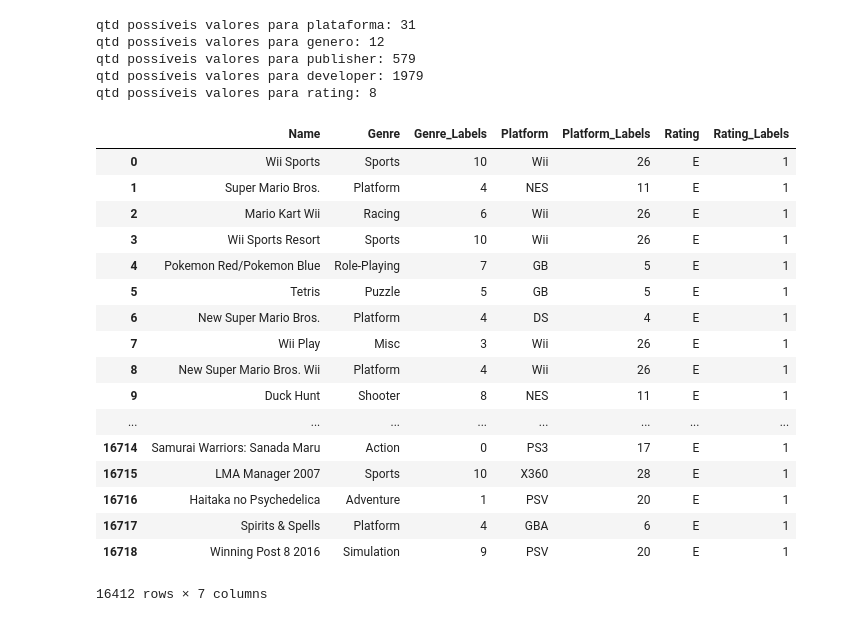
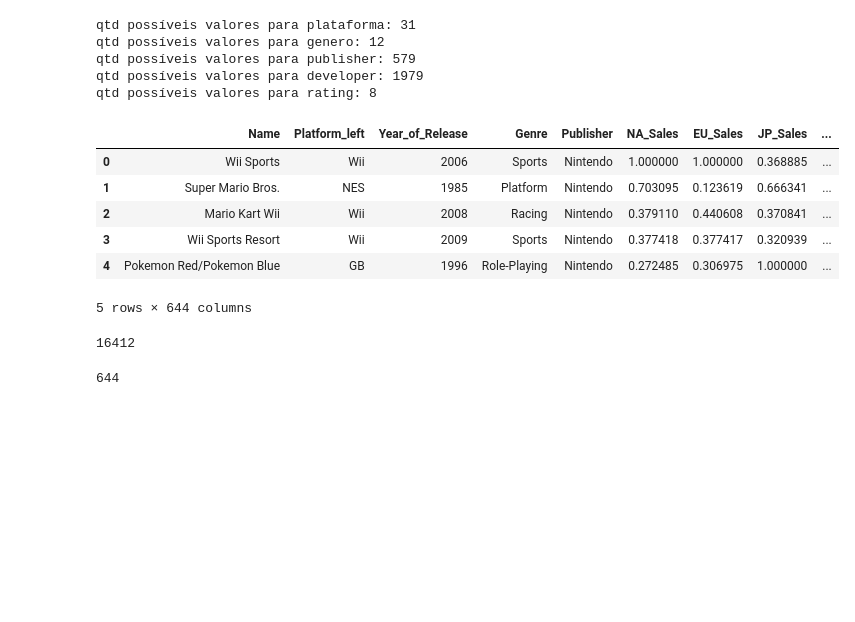
Before and after one commit to matheusraz/DS-Project, a Jupyter notebook: PreProcessamento.ipynb, the cells around one changed output. Cells and saved outputs as stored; diff of their text form; code cells hidden in the pictures; blank space fills up the shorter version.

```diff
--- a/PreProcessamento.ipynb
+++ b/PreProcessamento.ipynb
@@ -436,39 +436,38 @@ qtd possíveis valores para publisher: 579
 qtd possíveis valores para developer: 1979
 qtd possíveis valores para rating: 8
 # %%
-gen_le = LabelEncoder()
-gen_labels = gen_le.fit_transform(df['Genre'])
-df['Genre_Labels'] = gen_labels
+# gen_le = LabelEncoder()
+# gen_labels = gen_le.fit_transform(df['Genre'])
+# df['Genre_Labels'] = gen_labels
 
-plat_le = LabelEncoder()
-platform_labels = plat_le.fit_transform(df['Platform'])
-df['Platform_Labels'] = platform_labels
+# plat_le = LabelEncoder()
+# platform_labels = plat_le.fit_transform(df['Platform'])
+# df['Platform_Labels'] = platform_labels
 
-rat_le = LabelEncoder()
-rating_labels = rat_le.fit_transform(df['Rating'])
-df['Rating_Labels'] = rating_labels
+# rat_le = LabelEncoder()
+# rating_labels = rat_le.fit_transform(df['Rating'])
+# df['Rating_Labels'] = rating_labels
 
-df_sub = df[['Name', 'Genre', 'Genre_Labels',
-                       'Platform', 'Platform_Labels','Rating','Rating_Labels']]
+# df_sub = df[['Name', 'Genre', 'Genre_Labels',
+#                        'Platform', 'Platform_Labels','Rating','Rating_Labels']]
 
-df_sub
+# df_sub
+
+df = df.join(pd.get_dummies(df.Platform), how='outer', lsuffix='_left', rsuffix='_right')
+df = df.join(pd.get_dummies(df.Genre), how='outer', lsuffix='_left', rsuffix='_right')
+df = df.join(pd.get_dummies(df.Publisher), how='outer', lsuffix='_left', rsuffix='_right')
+df = df.join(pd.get_dummies(df.Rating), how='outer', lsuffix='_left', rsuffix='_right')
+display(df.head())
+display(len(df))
+display(len(df.columns))
 # %% [output]
-|  | Name | Genre | Genre_Labels | Platform | Platform_Labels | Rating | Rating_Labels |
-| 0 | Wii Sports | Sports | 10 | Wii | 26 | E | 1 |
-| 1 | Super Mario Bros. | Platform | 4 | NES | 11 | E | 1 |
-| 2 | Mario Kart Wii | Racing | 6 | Wii | 26 | E | 1 |
-| 3 | Wii Sports Resort | Sports | 10 | Wii | 26 | E | 1 |
-| 4 | Pokemon Red/Pokemon Blue | Role-Playing | 7 | GB | 5 | E | 1 |
-| 5 | Tetris | Puzzle | 5 | GB | 5 | E | 1 |
-| 6 | New Super Mario Bros. | Platform | 4 | DS | 4 | E | 1 |
-| 7 | Wii Play | Misc | 3 | Wii | 26 | E | 1 |
-| 8 | New Super Mario Bros. Wii | Platform | 4 | Wii | 26 | E | 1 |
-| 9 | Duck Hunt | Shooter | 8 | NES | 11 | E | 1 |
-| ... | ... | ... | ... | ... | ... | ... | ... |
-| 16714 | Samurai Warriors: Sanada Maru | Action | 0 | PS3 | 17 | E | 1 |
-| 16715 | LMA Manager 2007 | Sports | 10 | X360 | 28 | E | 1 |
-| 16716 | Haitaka no Psychedelica | Adventure | 1 | PSV | 20 | E | 1 |
-| 16717 | Spirits & Spells | Platform | 4 | GBA | 6 | E | 1 |
-| 16718 | Winning Post 8 2016 | Simulation | 9 | PSV | 20 | E | 1 |
+|  | Name | Platform_left | Year_of_Release | Genre | Publisher | NA_Sales | EU_Sales | JP_Sales | ... |
+| 0 | Wii Sports | Wii | 2006 | Sports | Nintendo | 1.000000 | 1.000000 | 0.368885 | ... |
+| 1 | Super Mario Bros. | NES | 1985 | Platform | Nintendo | 0.703095 | 0.123619 | 0.666341 | ... |
+| 2 | Mario Kart Wii | Wii | 2008 | Racing | Nintendo | 0.379110 | 0.440608 | 0.370841 | ... |
+| 3 | Wii Sports Resort | Wii | 2009 | Sports | Nintendo | 0.377418 | 0.377417 | 0.320939 | ... |
+| 4 | Pokemon Red/Pokemon Blue | GB | 1996 | Role-Playing | Nintendo | 0.272485 | 0.306975 | 1.000000 | ... |
-16412 rows × 7 columns
+5 rows × 644 columns
+16412
+644
 # %%
```
Also changed, not shown: parts of 2 cells of this notebook, 6 other files.
